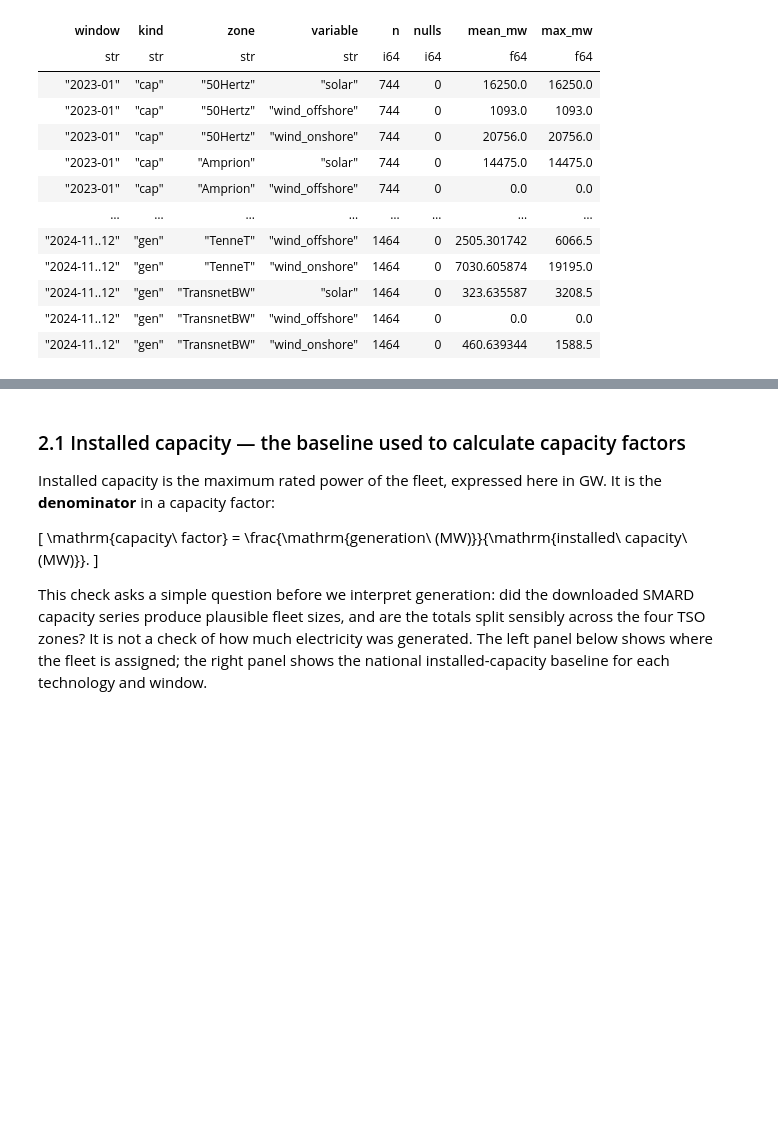
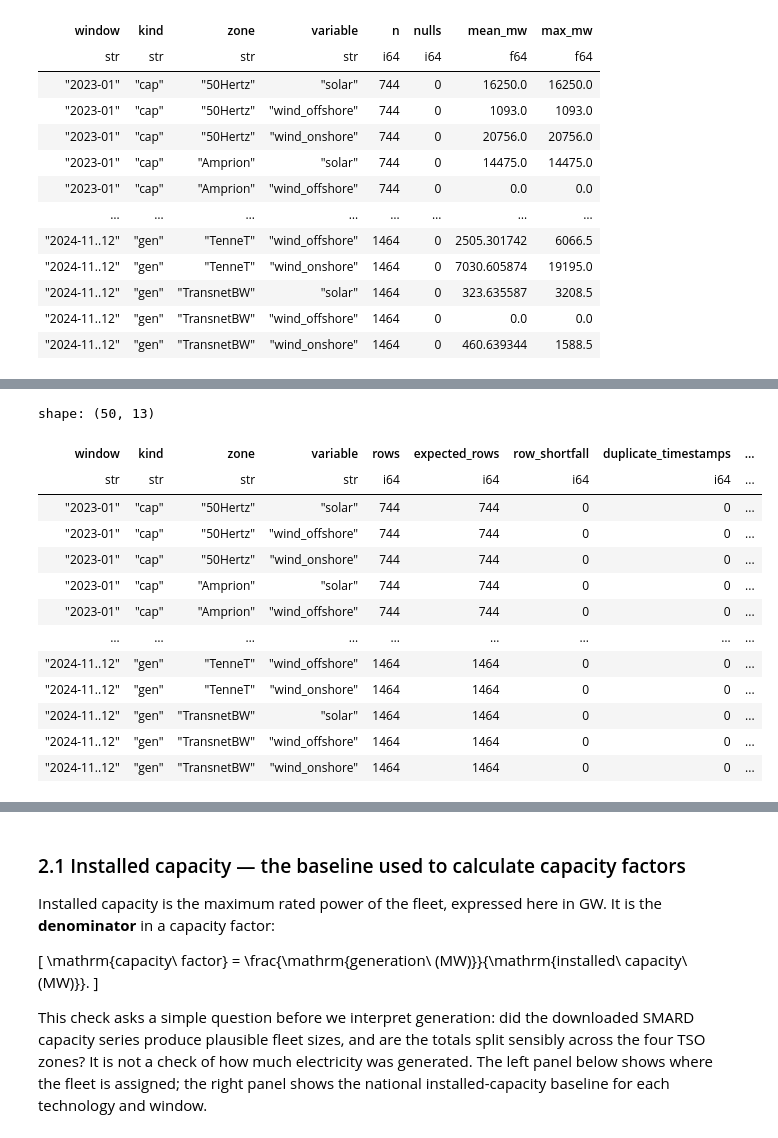
Before and after one commit to TunaHim/EuroGrid-Climate-Dynamics, a Jupyter notebook: notebooks/01_eda.ipynb, the cells around one changed output, grey strips where cells are left out. Drawn from its saved outputs; the diff is of its cells as text; code cells hidden in the pictures; blank space fills up the shorter version.

Commit message:
Expand initial EDA quality checks
Co-Authored-By: Himansu Kesari Pradhan <kesarihimansu@gmail.com>

```diff
--- a/notebooks/01_eda.ipynb
+++ b/notebooks/01_eda.ipynb
@@ -443,0 +621,69 @@ shape: (48, 8)
+# %%
+# Check SMARD hourly coverage, timestamp continuity, value ranges, and capacity-factor bounds.
+smard_quality = []
+for w, (start, end) in WINDOWS.items():
+    start_dt, end_dt = datetime.fromisoformat(start), datetime.fromisoformat(end)
+    expected_hours = int((end_dt - start_dt).total_seconds() // 3600)
+    for kind in ["gen", "cap"]:
+        frame = frames[w][kind]
+        for (zone, variable), group in frame.group_by(["zone", "variable"], maintain_order=True):
+            times = group["time"].sort().to_list()
+            diffs = np.diff(np.array(times, dtype="datetime64[h]")).astype("timedelta64[h]").astype(int)
+            values = group["value_mw"].to_numpy()
+            smard_quality.append(
+                {
+                    "window": w,
+                    "kind": kind,
+                    "zone": zone,
+                    "variable": variable,
+                    "rows": len(times),
+                    "expected_rows": expected_hours,
+                    "row_shortfall": expected_hours - len(times),
+                    "duplicate_timestamps": len(times) - len(set(times)),
+                    "unexpected_hour_steps": int(np.sum(diffs != 1)) if diffs.size else 0,
+                    "null_values": int(np.isnan(values).sum()),
+                    "negative_values": int(np.sum(np.nan_to_num(values, nan=0.0) < 0)),
+                    "minimum_mw": float(np.nanmin(values)),
+                    "maximum_mw": float(np.nanmax(values)),
+                }
+            )
+
+for w, frame in frames.items():
+    cf = frame["cf"]
+    invalid = cf.filter(
+        pl.col("capacity_factor").is_not_null()
+        & ((pl.col("capacity_factor") < 0) | (pl.col("capacity_factor") > 1))
+    )
+    smard_quality.append(
+        {
+            "window": w,
+            "kind": "capacity_factor",
+            "zone": "all",
+            "variable": "all",
+            "rows": cf.height,
+            "expected_rows": None,
+            "row_shortfall": None,
+            "duplicate_timestamps": None,
+            "unexpected_hour_steps": None,
+            "null_values": cf["capacity_factor"].null_count(),
+            "negative_values": invalid.height,
+            "minimum_mw": float(cf["capacity_factor"].min()),
+            "maximum_mw": float(cf["capacity_factor"].max()),
+        }
+    )
+pl.DataFrame(smard_quality).sort(["window", "kind", "zone", "variable"])
+# %% [output]
+shape: (50, 13)
+| window | kind | zone | variable | rows | expected_rows | row_shortfall | duplicate_timestamps | ... |
+| str | str | str | str | i64 | i64 | i64 | i64 | ... |
+| "2023-01" | "cap" | "50Hertz" | "solar" | 744 | 744 | 0 | 0 | ... |
+| "2023-01" | "cap" | "50Hertz" | "wind_offshore" | 744 | 744 | 0 | 0 | ... |
+| "2023-01" | "cap" | "50Hertz" | "wind_onshore" | 744 | 744 | 0 | 0 | ... |
+| "2023-01" | "cap" | "Amprion" | "solar" | 744 | 744 | 0 | 0 | ... |
+| "2023-01" | "cap" | "Amprion" | "wind_offshore" | 744 | 744 | 0 | 0 | ... |
+| … | … | … | … | … | … | … | … | ... |
+| "2024-11..12" | "gen" | "TenneT" | "wind_offshore" | 1464 | 1464 | 0 | 0 | ... |
+| "2024-11..12" | "gen" | "TenneT" | "wind_onshore" | 1464 | 1464 | 0 | 0 | ... |
+| "2024-11..12" | "gen" | "TransnetBW" | "solar" | 1464 | 1464 | 0 | 0 | ... |
+| "2024-11..12" | "gen" | "TransnetBW" | "wind_offshore" | 1464 | 1464 | 0 | 0 | ... |
+| "2024-11..12" | "gen" | "TransnetBW" | "wind_onshore" | 1464 | 1464 | 0 | 0 | ... |
```
Also changed, not shown: parts of 13 cells of this notebook.
